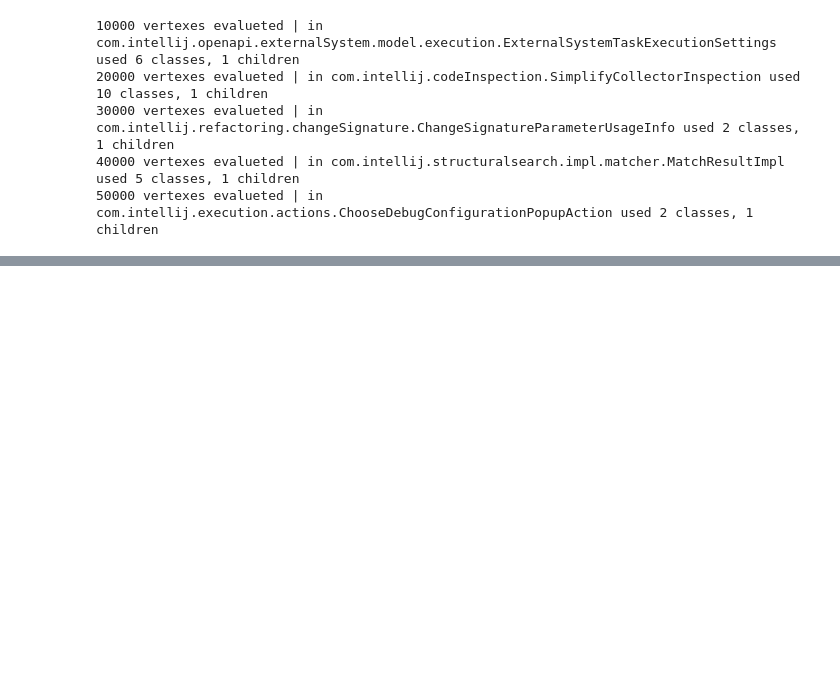
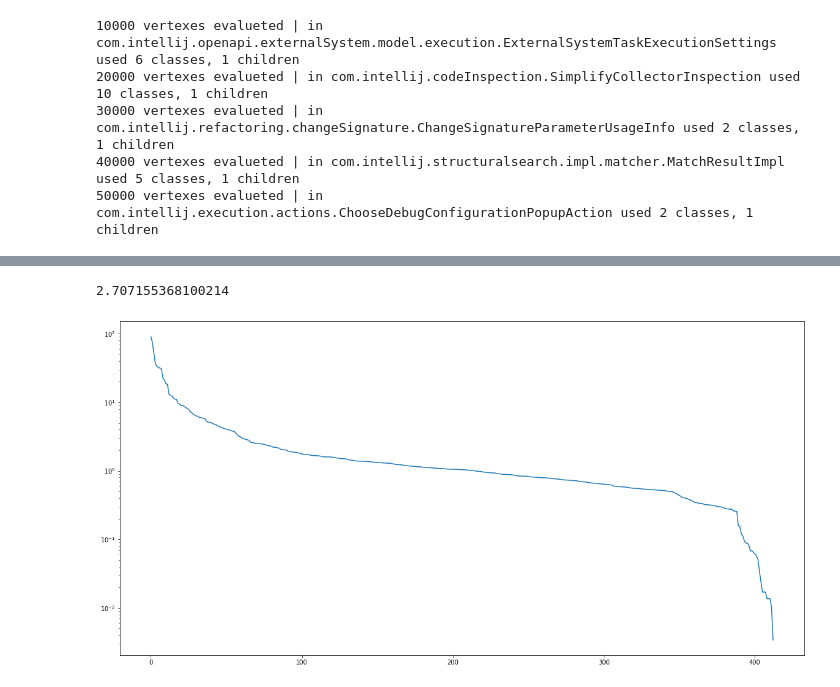
Before and after one commit to turovkv/intellij-class-usages-analysis, a Jupyter notebook: dataset.ipynb, the cells around one changed output, grey strips where cells are left out. Saved outputs shown, nothing was run; the diff lists cells and outputs as text; code cells hidden in the pictures; blank space fills up the shorter version.

```diff
--- a/dataset.ipynb
+++ b/dataset.ipynb
@@ -262,6 +264,23 @@ def str_to_OHE_feature(df_train, df_test, df_valid, col, pref, max_features=85,
     df_train_bow = pd.DataFrame(term_doc_matrix_train.toarray(), columns=vectorizer_train.get_feature_names_out())
     df_test_bow = pd.DataFrame(term_doc_matrix_test.toarray(), columns=vectorizer_test_valid.get_feature_names_out())
     df_valid_bow = pd.DataFrame(term_doc_matrix_valid.toarray(), columns=vectorizer_test_valid.get_feature_names_out())
+
+    df_train_bow = df_train_bow.astype(pd.SparseDtype(int, fill_value=0))
+    df_test_bow = df_test_bow.astype(pd.SparseDtype(int, fill_value=0))
+    df_valid_bow = df_valid_bow.astype(pd.SparseDtype(int, fill_value=0))
+
+    # df_train_bow = pd.DataFrame()
+    # for i, col in enumerate(vectorizer_train.get_feature_names_out()):
+    #     df_train_bow[col] = pd.SparseSeries(term_doc_matrix_train[:, i].toarray().ravel(), fill_value=0)
+    #
+    # df_test_bow = pd.DataFrame()
+    # for i, col in enumerate(vectorizer_test_valid.get_feature_names_out()):
+    #     df_test_bow[col] = pd.SparseSeries(term_doc_matrix_test[:, i].toarray().ravel(), fill_value=0)
+    #
+    # df_valid_bow = pd.DataFrame()
+    # for i, col in enumerate(vectorizer_test_valid.get_feature_names_out()):
+    #     df_valid_bow[col] = pd.SparseSeries(term_doc_matrix_test[:, i].toarray().ravel(), fill_value=0)
+
 
     df_train_bow = df_train_bow.add_prefix(pref)
     df_test_bow = df_test_bow.add_prefix(pref)
@@ -335,0 +355,17 @@ valid ########## ------> : (113854, 416)
+# %%
+s_tr = df_train.drop(columns=['name', 'firstChar', 'group']).sum().div(df_train.shape[0]).mul(100)
+s_te = df_test.drop(columns=['name', 'firstChar', 'group']).sum().div(df_test.shape[0]).mul(100)
+# %%
+s_tr.sort_values(ascending=[False]).sum() / df_test.shape[1]
+# %% [output]
+2.707155368100214
+# %%
+import numpy as np
+from matplotlib import pyplot as plt
+
+plt.figure(figsize=(20, 10))
+plt.plot(np.arange(s_tr.shape[0]), s_tr.sort_values(ascending=[False]).to_list())
+plt.yscale('log')
+plt.show()
+# %% [output]
+[figure, added]
```
Also changed, not shown: parts of 18 cells of this notebook, 1 other file.
